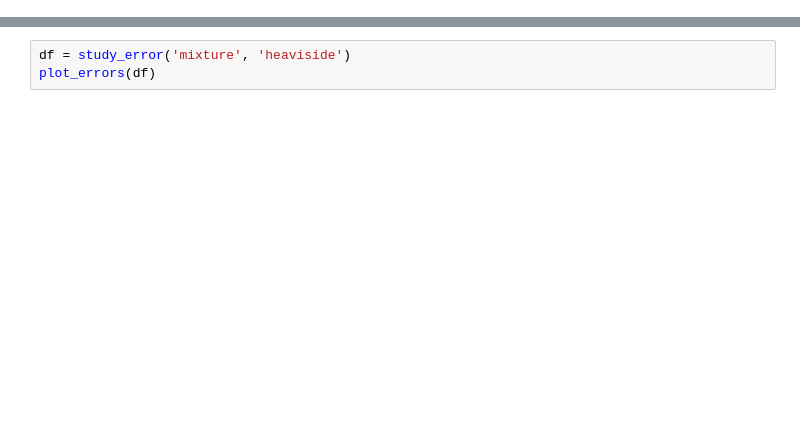
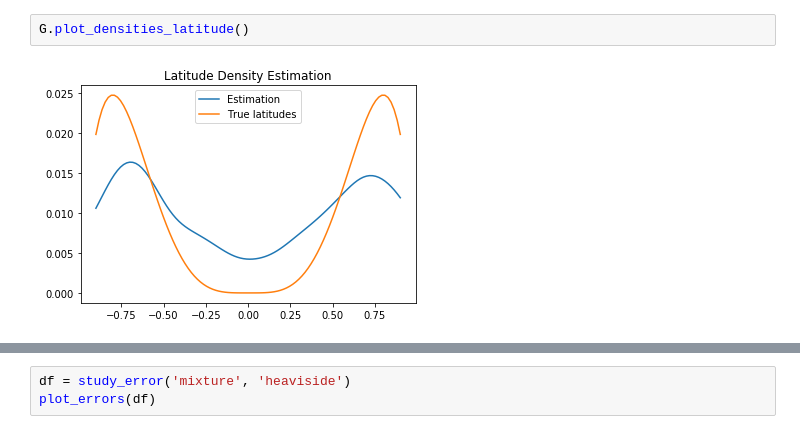
Before and after one commit to quentin-duchemin/Markovian-random-geometric-graph, a Jupyter notebook: Experiments.ipynb, the cells around one changed output, grey strips where cells are left out. Saved outputs shown, nothing was run; the diff lists cells and outputs as text; blank space fills up the shorter version.

```diff
--- a/Experiments.ipynb
+++ b/Experiments.ipynb
@@ -7,0 +24,4 @@ import matplotlib.pyplot as plt
+# %%
+G.plot_densities_latitude()
+# %% [output]
+[figure, added]
```
Also changed, not shown: parts of 16 cells of this notebook, 15 other files.
